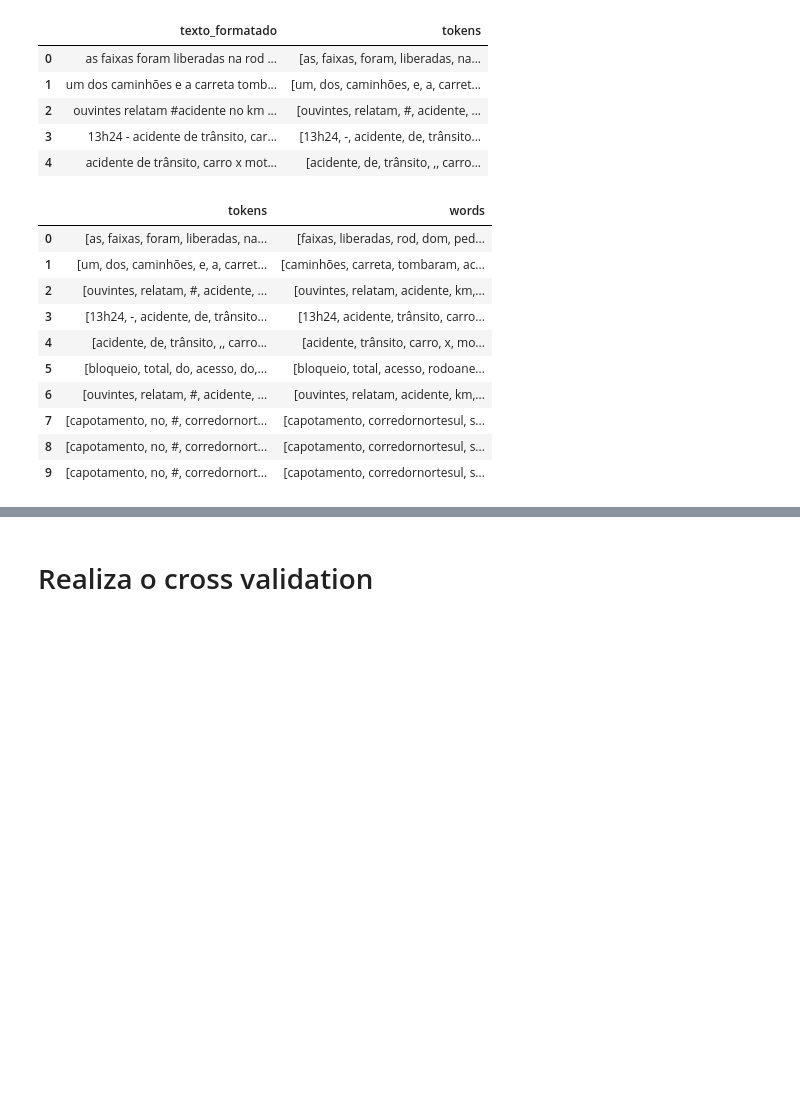
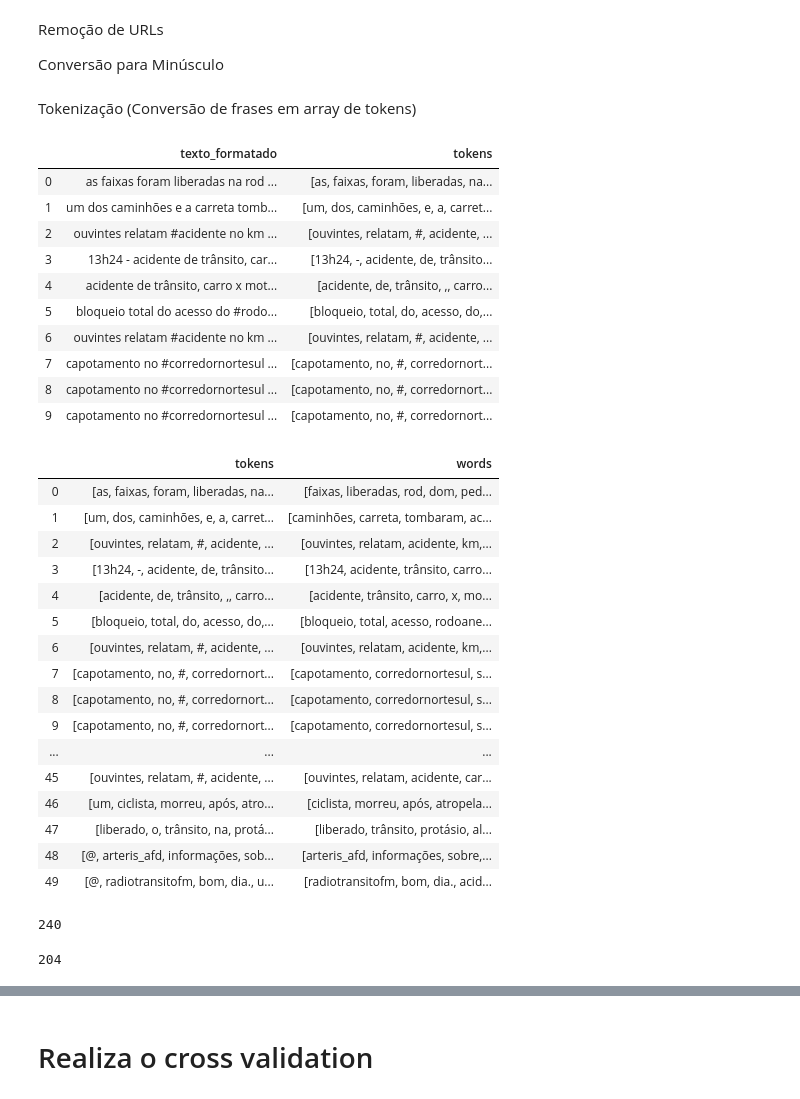
Before and after one commit to markuvinicius/monografia_pece, a Jupyter notebook: jupyter-notebooks/twitter_analysis.ipynb, the cells around one changed output, grey strips where cells are left out. Cells and saved outputs as stored; diff of their text form; code cells hidden in the pictures; blank space fills up the shorter version.

```diff
--- a/jupyter-notebooks/twitter_analysis.ipynb
+++ b/jupyter-notebooks/twitter_analysis.ipynb
@@ -43,9 +46,17 @@ from sklearn import tree
 from sklearn.linear_model import LogisticRegression
 from joblib import dump, load
 from sklearn.model_selection import cross_val_score
+import matplotlib
 
 #Download do corpus da nltk
 nltk.download('stopwords')
+
+#pd.set_option('display.height', 1000)
+pd.set_option('display.max_rows', 500)
+pd.set_option('display.max_columns', 500)
+pd.set_option('display.width', 1000)
+pd.options.display.max_rows
+pd.set_option('display.max_colwidth', -1)
 # %% [output]
 [nltk_data] Downloading package stopwords to /home/jovyan/nltk_data...
 [nltk_data]   Package stopwords is already up-to-date!
@@ -97,4 +104,0 @@ full_data.head()
-# %%
-print(len(acidente))
-print(len(nao_acidente))
-full_data = acidente.append(nao_acidente[0:277])
@@ -107,13 +133,19 @@ def remove_urls(text):
 
 def to_lower(text):
     return text.lower()
+# %% [markdown]
+<p>Remoção de URLs</p>
+<p>Conversão para Minúsculo</p>
 # %%
 full_data['texto_formatado'] = full_data['texto'].apply(lambda t: remove_urls(str(t)))
 full_data['texto_formatado'] = full_data['texto_formatado'].apply(lambda t: to_lower(t))
+# %% [markdown]
+<p> Tokenização (Conversão de frases em array de tokens)
 # %%
+#pd.options.display.max_colwidth = 100
 tokenizer = TreebankWordTokenizer()
 full_data['tokens'] = full_data['texto_formatado'].apply(lambda t: tokenizer.tokenize(t))
-full_data[['texto_formatado','tokens']].head()
+full_data[['texto_formatado','tokens']].head(10)
 # %% [output]
 |  | texto_formatado | tokens |
 | 0 | as faixas foram liberadas na rod ... | [as, faixas, foram, liberadas, na... |
@@ -121,37 +153,57 @@ full_data[['texto_formatado','tokens']].head()
 | 2 | ouvintes relatam #acidente no km ... | [ouvintes, relatam, #, acidente, ... |
 | 3 | 13h24 - acidente de trânsito, car... | [13h24, -, acidente, de, trânsito... |
 | 4 | acidente de trânsito, carro x mot... | [acidente, de, trânsito, ,, carro... |
+| 5 | bloqueio total do acesso do #rodo... | [bloqueio, total, do, acesso, do,... |
+| 6 | ouvintes relatam #acidente no km ... | [ouvintes, relatam, #, acidente, ... |
+| 7 | capotamento no #corredornortesul ... | [capotamento, no, #, corredornort... |
+| 8 | capotamento no #corredornortesul ... | [capotamento, no, #, corredornort... |
+| 9 | capotamento no #corredornortesul ... | [capotamento, no, #, corredornort... |
 # %%
 def create_stopword_list():
     portuguese_stops = set(stopwords.words('portuguese'))
     portuguese_stops.add('rt')
 
     with open('punctuation.txt','r+') as punct_file:
         puncts = punct_file.readlines()
 
     for item in puncts:
         portuguese_stops.add(item.strip())
 
     return portuguese_stops
 
 stop_w = create_stopword_list()
 
 #aplica a remocao de stop-words
 full_data['words'] = full_data['tokens'].apply(lambda w: [word for word in w if word not in stop_w])
 #exibe resultado intermediario
-full_data[['tokens','words']].head(10)
+full_data[['tokens','words']].head(50)
 # %% [output]
 |  | tokens | words |
 | 0 | [as, faixas, foram, liberadas, na... | [faixas, liberadas, rod, dom, ped... |
 | 1 | [um, dos, caminhões, e, a, carret... | [caminhões, carreta, tombaram, ac... |
 | 2 | [ouvintes, relatam, #, acidente, ... | [ouvintes, relatam, acidente, km,... |
 | 3 | [13h24, -, acidente, de, trânsito... | [13h24, acidente, trânsito, carro... |
 | 4 | [acidente, de, trânsito, ,, carro... | [acidente, trânsito, carro, x, mo... |
 | 5 | [bloqueio, total, do, acesso, do,... | [bloqueio, total, acesso, rodoane... |
 | 6 | [ouvintes, relatam, #, acidente, ... | [ouvintes, relatam, acidente, km,... |
 | 7 | [capotamento, no, #, corredornort... | [capotamento, corredornortesul, s... |
 | 8 | [capotamento, no, #, corredornort... | [capotamento, corredornortesul, s... |
 | 9 | [capotamento, no, #, corredornort... | [capotamento, corredornortesul, s... |
+| ... | ... | ... |
+| 45 | [ouvintes, relatam, #, acidente, ... | [ouvintes, relatam, acidente, car... |
+| 46 | [um, ciclista, morreu, após, atro... | [ciclista, morreu, após, atropela... |
+| 47 | [liberado, o, trânsito, na, protá... | [liberado, trânsito, protásio, al... |
+| 48 | [@, arteris_afd, informações, sob... | [arteris_afd, informações, sobre,... |
+| 49 | [@, radiotransitofm, bom, dia., u... | [radiotransitofm, bom, dia., acid... |
+# %%
+print(len(stop_w))
+# %% [output]
+240
+# %%
+portuguese_stops = set(stopwords.words('portuguese'))
+print(len(portuguese_stops))
+# %% [output]
+204
 # %%
 stemer= SnowballStemmer(language='portuguese')
 full_data['stem_words'] = full_data['words'].apply(lambda t: [stemer.stem(word) for word in t])
```
Also changed, not shown: parts of 31 cells of this notebook, 3 other files.
